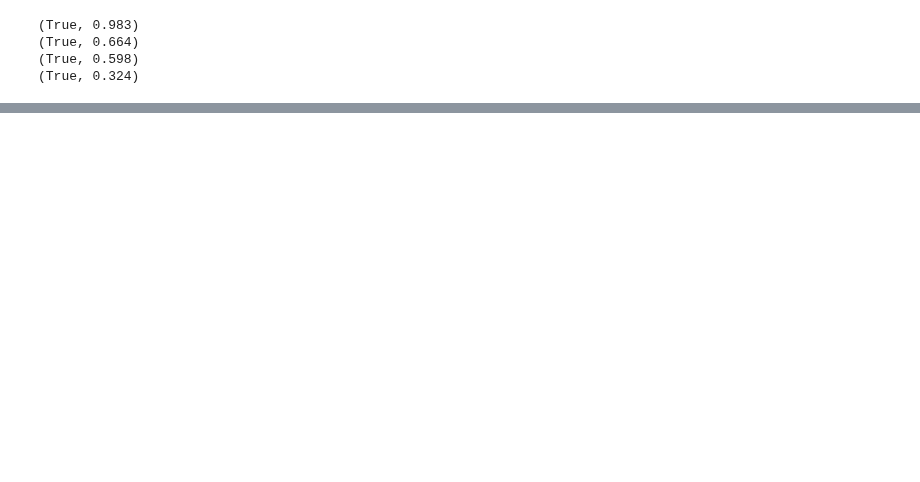
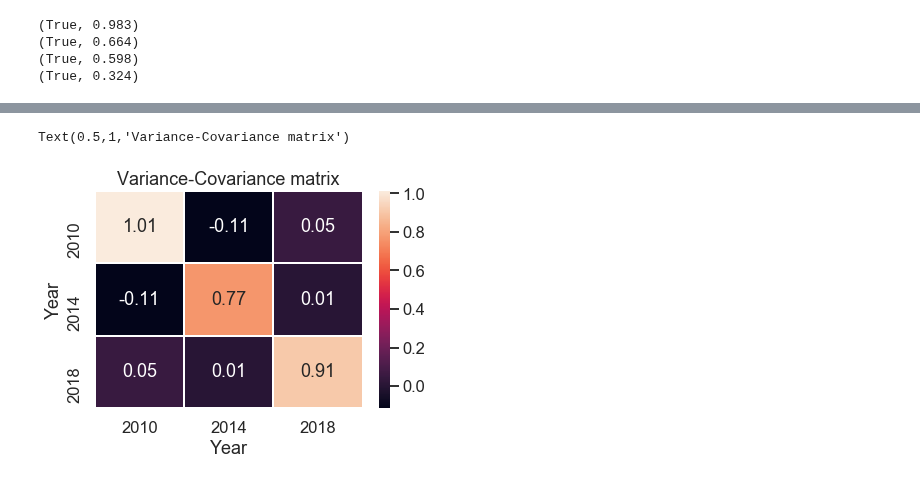
Before and after one commit to raphaelvallat/pingouin, a Jupyter notebook: notebooks/01_ANOVA.ipynb, the cells around one changed output, grey strips where cells are left out. Saved outputs shown, nothing was run; the diff lists cells and outputs as text; code cells hidden in the pictures; blank space fills up the shorter version.

```diff
--- a/notebooks/01_ANOVA.ipynb
+++ b/notebooks/01_ANOVA.ipynb
@@ -133,0 +204,4 @@ rm_anova(data=df, dv='DesireToKill', within='Disgustingness', subject='Subject')
+# %%
+# Pivot the data
+pivot = df.pivot(index='Subject', columns='Year', values='Memory')
+pivot.head().round(3)
@@ -133,0 +216,7 @@ rm_anova(data=df, dv='DesireToKill', within='Disgustingness', subject='Subject')
+# %%
+# Plot the variance-covariance matrix
+ax = sns.heatmap(pivot.cov(), annot=True, fmt='.2f', linewidths=1)
+plt.title('Variance-Covariance matrix')
+# %% [output]
+Text(0.5,1,'Variance-Covariance matrix')
+[figure, added]
```
Also changed, not shown: parts of 28 cells of this notebook.
